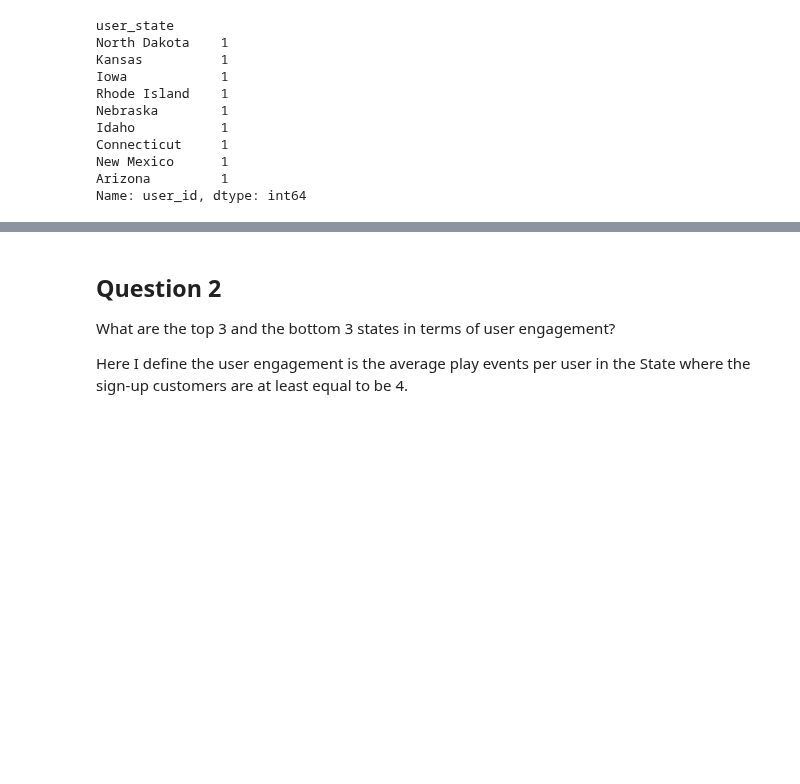
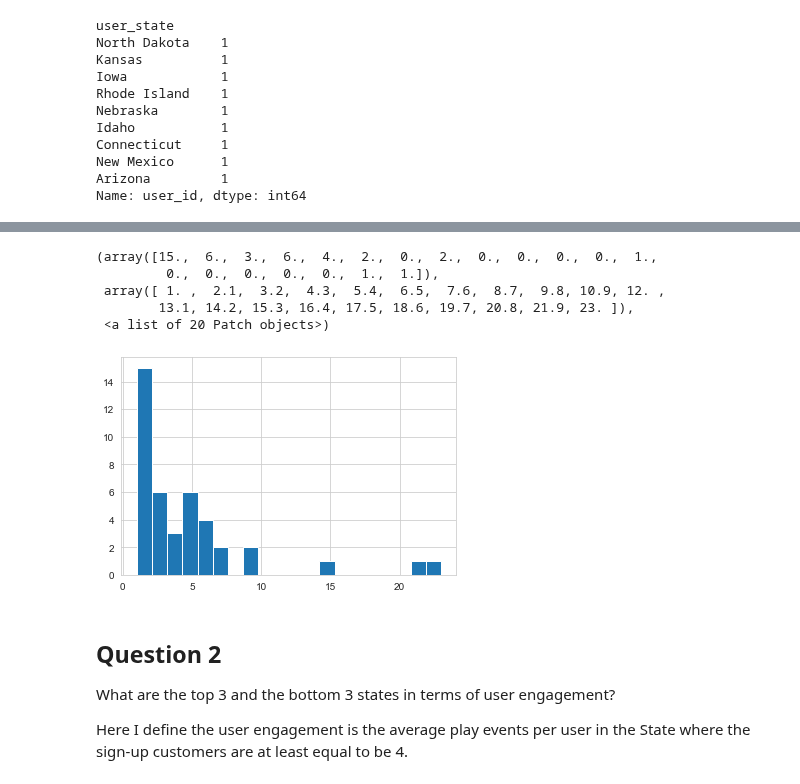
Before and after one commit to Aliciaworld/DS-TakeHomeChallenges, a Jupyter notebook: 08. Song Challenge.ipynb, the cells around one changed output, grey strips where cells are left out. Cells and saved outputs as stored; diff of their text form; code cells hidden in the pictures; blank space fills up the shorter version.

```diff
--- a/08. Song Challenge.ipynb
+++ b/08. Song Challenge.ipynb
@@ -127,3 +125,13 @@ sns.histplot()
+# %%
+# visualization of distribution of the user counts（method 2）
+plt.hist(state_user_count,bins=20)
+# %% [output]
+(array([15.,  6.,  3.,  6.,  4.,  2.,  0.,  2.,  0.,  0.,  0.,  0.,  1.,
+         0.,  0.,  0.,  0.,  0.,  1.,  1.]),
+ array([ 1. ,  2.1,  3.2,  4.3,  5.4,  6.5,  7.6,  8.7,  9.8, 10.9, 12. ,
+        13.1, 14.2, 15.3, 16.4, 17.5, 18.6, 19.7, 20.8, 21.9, 23. ]),
+ <a list of 20 Patch objects>)
+[figure, added]
 # %% [markdown]
 <a id='question2'></a>
 ## Question 2
```
Also changed, not shown: parts of 19 cells of this notebook.
